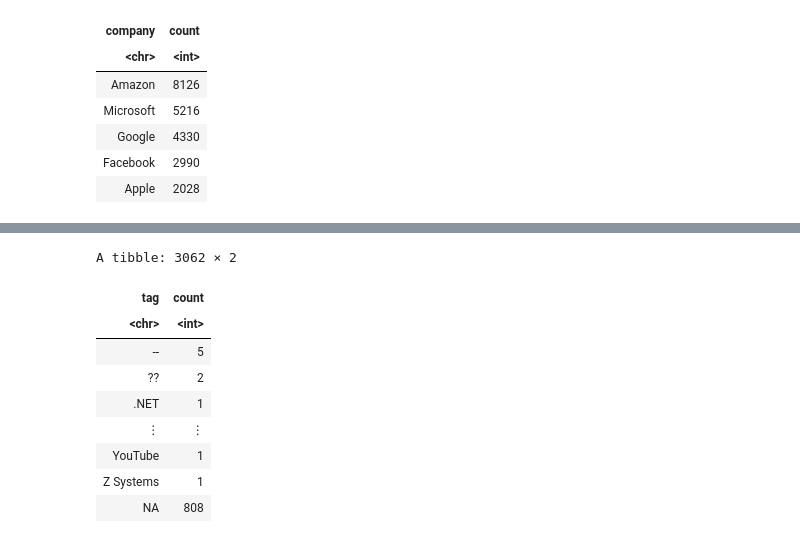
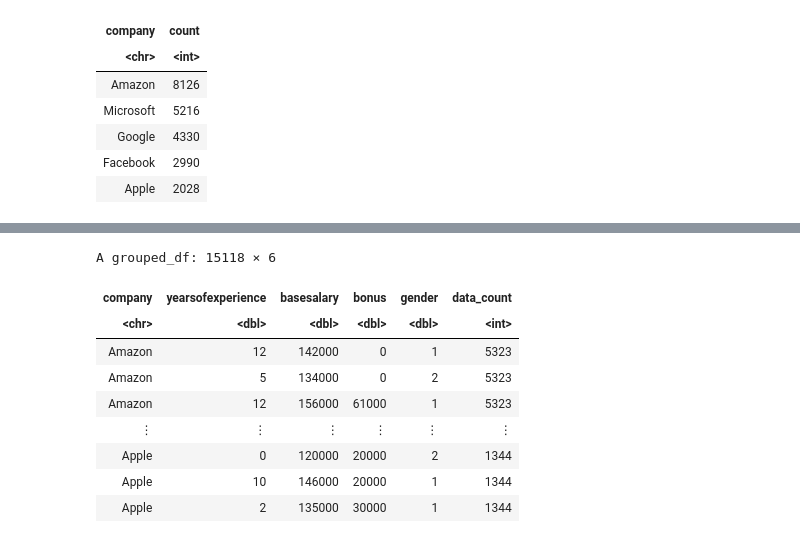
Before and after one commit to EdrickBelmiro/CareerPredictorDSCI100, a Jupyter notebook: Proposal- Group 19.ipynb, the cells around one changed output, grey strips where cells are left out. Saved outputs shown, nothing was run; the diff lists cells and outputs as text; code cells hidden in the pictures.

```diff
--- a/Proposal- Group 19.ipynb
+++ b/Proposal- Group 19.ipynb
@@ -107,14 +80,25 @@ A tibble: 1050 × 2
-# %%
-all_tags <- salary_data |> group_by(tag) |> summarize(count=n())
-all_tags
-# %% [output]
-A tibble: 3062 × 2
-| tag | count |
-| <chr> | <int> |
-| -- | 5 |
-| ?? | 2 |
-| .NET | 1 |
-| ⋮ | ⋮ |
-| YouTube | 1 |
-| Z Systems | 1 |
-| NA | 808 |
+# %%
+tidy_data <- salary_data |>
+select(company, yearsofexperience, basesalary, bonus, gender) |>
+filter(company == "Amazon" |company == "Microsoft"|company == "Google"|company == "Facebook"|company == "Apple") |>
+filter(!is.na(gender)) |>
+filter(gender == "Male" | gender == "Female") |>
+filter(basesalary > 0) |>
+group_by(company) |>
+mutate(data_count=n()) |>
+arrange(desc(data_count))
+tidy_data$gender[tidy_data$gender == "Male"] <- "1"
+tidy_data$gender[tidy_data$gender == "Female"] <- "2"
+tidy_data$gender <- as.numeric(tidy_data$gender)
+tidy_data
+# %% [output]
+A grouped_df: 15118 × 6
+| company | yearsofexperience | basesalary | bonus | gender | data_count |
+| <chr> | <dbl> | <dbl> | <dbl> | <dbl> | <int> |
+| Amazon | 12 | 142000 | 0 | 1 | 5323 |
+| Amazon | 5 | 134000 | 0 | 2 | 5323 |
+| Amazon | 12 | 156000 | 61000 | 1 | 5323 |
+| ⋮ | ⋮ | ⋮ | ⋮ | ⋮ | ⋮ |
+| Apple | 0 | 120000 | 20000 | 2 | 1344 |
+| Apple | 10 | 146000 | 20000 | 1 | 1344 |
+| Apple | 2 | 135000 | 30000 | 1 | 1344 |
```
Also changed, not shown: parts of 17 cells of this notebook.
